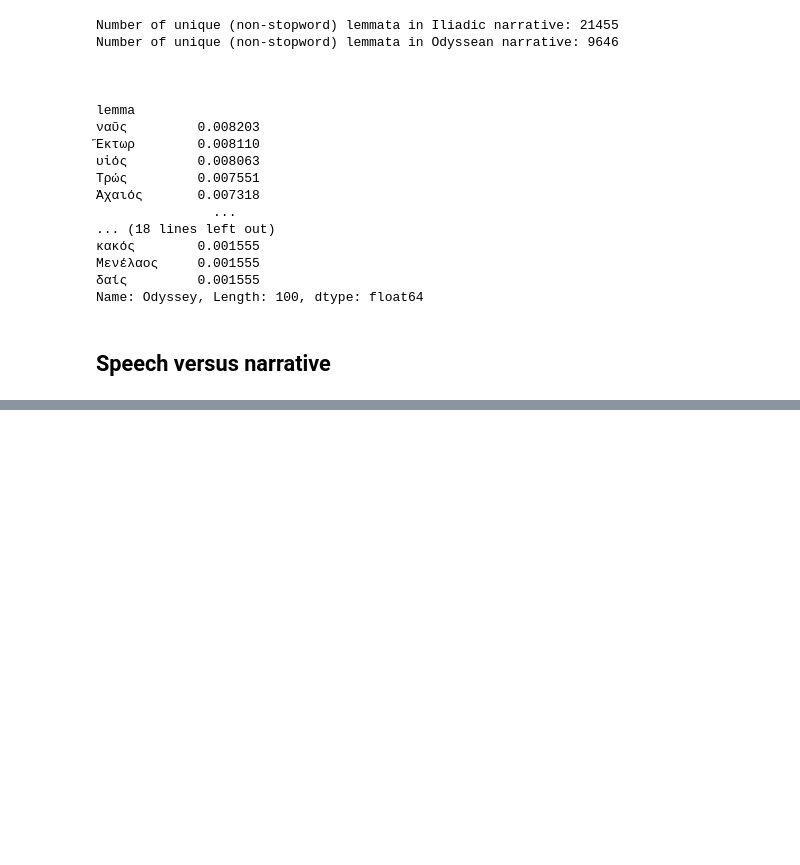
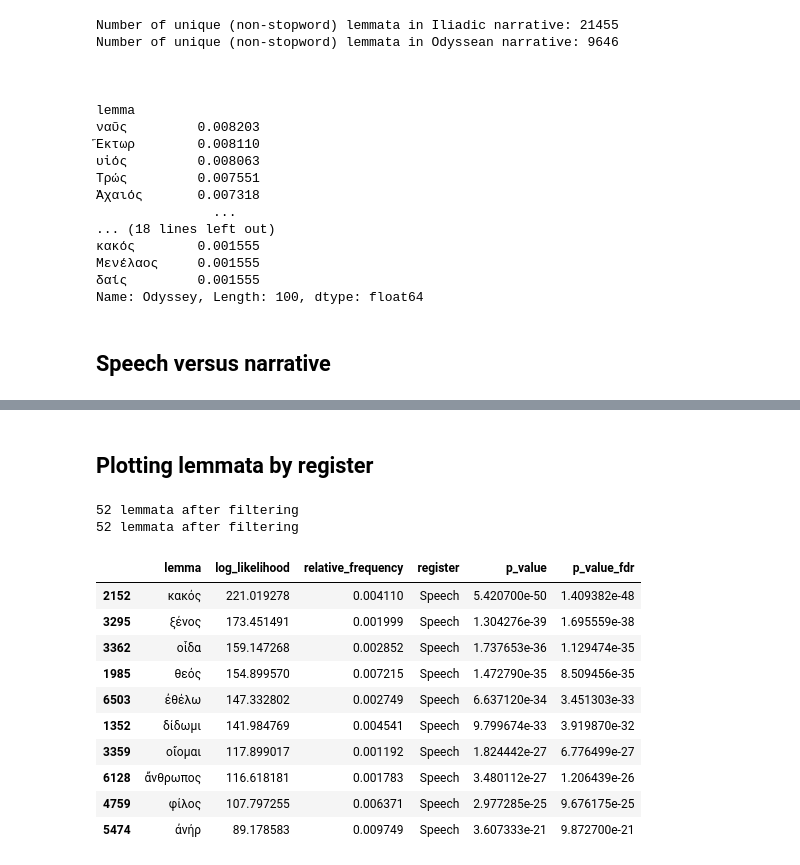
Before and after one commit to pletcher/ccc-2026, a Jupyter notebook: notebooks/epic_speech_vs_narrative.ipynb, the cells around one changed output, grey strips where cells are left out. Saved outputs shown, nothing was run; the diff lists cells and outputs as text; code cells hidden in the pictures; blank space fills up the shorter version.

```diff
--- a/notebooks/epic_speech_vs_narrative.ipynb
+++ b/notebooks/epic_speech_vs_narrative.ipynb
@@ -107,0 +169,36 @@ loglikelihood_register.sort_values(ascending=False).to_csv("../csv/speech_vs_nar
+# %% [markdown]
+## Plotting lemmata by register
+# %%
+total_tokens = totals_narrative + totals_speech
+overall_freq = (narrative + speech) / total_tokens
+
+register_plot_df = pd.DataFrame({
+    "lemma": loglikelihood_register.index,
+    "log_likelihood": loglikelihood_register.values,
+    "relative_frequency": overall_freq.values,
+    "register": np.where(loglikelihood_register.values >= 0, "Speech", "Narrative"),
+})
+
+# p-value from χ^2(df=1); use abs() because G^2 is signed here
+register_plot_df["p_value"] = chi2.sf(register_plot_df["log_likelihood"].abs(), df=1)
+
+# Benjamini-Hochberg FDR correction across all lemmata
+_, register_plot_df["p_value_fdr"], _, _ = multipletests(register_plot_df["p_value"], method="fdr_bh")
+
+register_plot_df = register_plot_df[register_plot_df["log_likelihood"].abs() >= 50]
+print(f"{len(register_plot_df)} lemmata after filtering")
+register_plot_df.sort_values("log_likelihood", ascending=False).head(10)
+# %% [output]
+52 lemmata after filtering
+52 lemmata after filtering
+|  | lemma | log_likelihood | relative_frequency | register | p_value | p_value_fdr |
+| 2152 | κακός | 221.019278 | 0.004110 | Speech | 5.420700e-50 | 1.409382e-48 |
+| 3295 | ξένος | 173.451491 | 0.001999 | Speech | 1.304276e-39 | 1.695559e-38 |
+| 3362 | οἶδα | 159.147268 | 0.002852 | Speech | 1.737653e-36 | 1.129474e-35 |
+| 1985 | θεός | 154.899570 | 0.007215 | Speech | 1.472790e-35 | 8.509456e-35 |
+| 6503 | ἐθέλω | 147.332802 | 0.002749 | Speech | 6.637120e-34 | 3.451303e-33 |
+| 1352 | δίδωμι | 141.984769 | 0.004541 | Speech | 9.799674e-33 | 3.919870e-32 |
+| 3359 | οἴομαι | 117.899017 | 0.001192 | Speech | 1.824442e-27 | 6.776499e-27 |
+| 6128 | ἄνθρωπος | 116.618181 | 0.001783 | Speech | 3.480112e-27 | 1.206439e-26 |
+| 4759 | φίλος | 107.797255 | 0.006371 | Speech | 2.977285e-25 | 9.676175e-25 |
+| 5474 | ἀνήρ | 89.178583 | 0.009749 | Speech | 3.607333e-21 | 9.872700e-21 |
```
Also changed, not shown: parts of 5 cells of this notebook, 4 other files.
